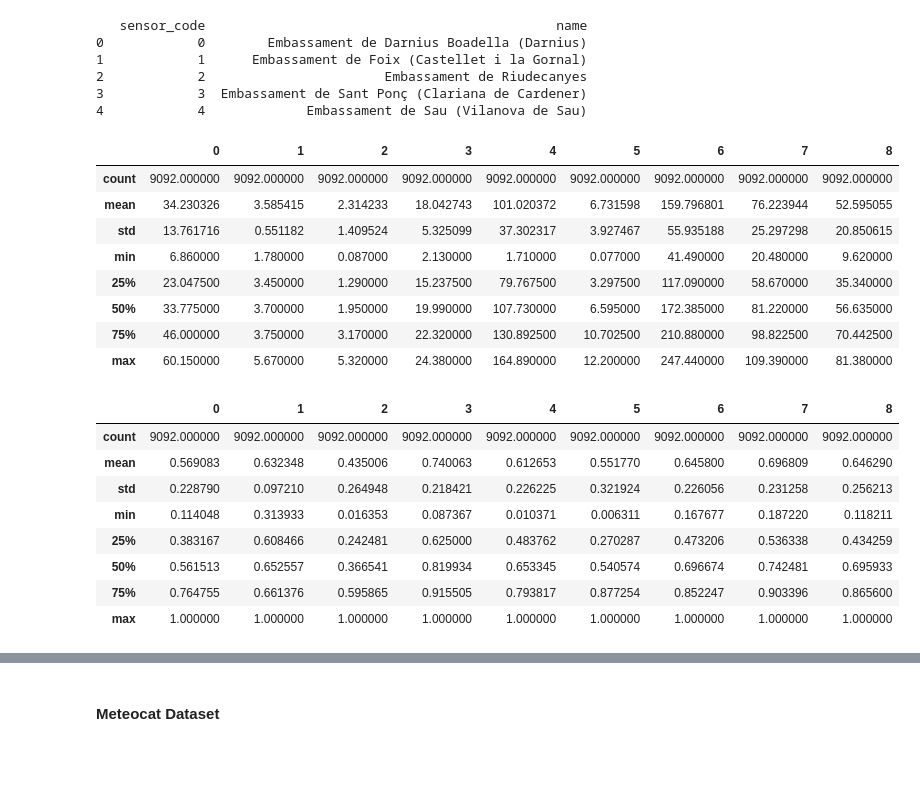
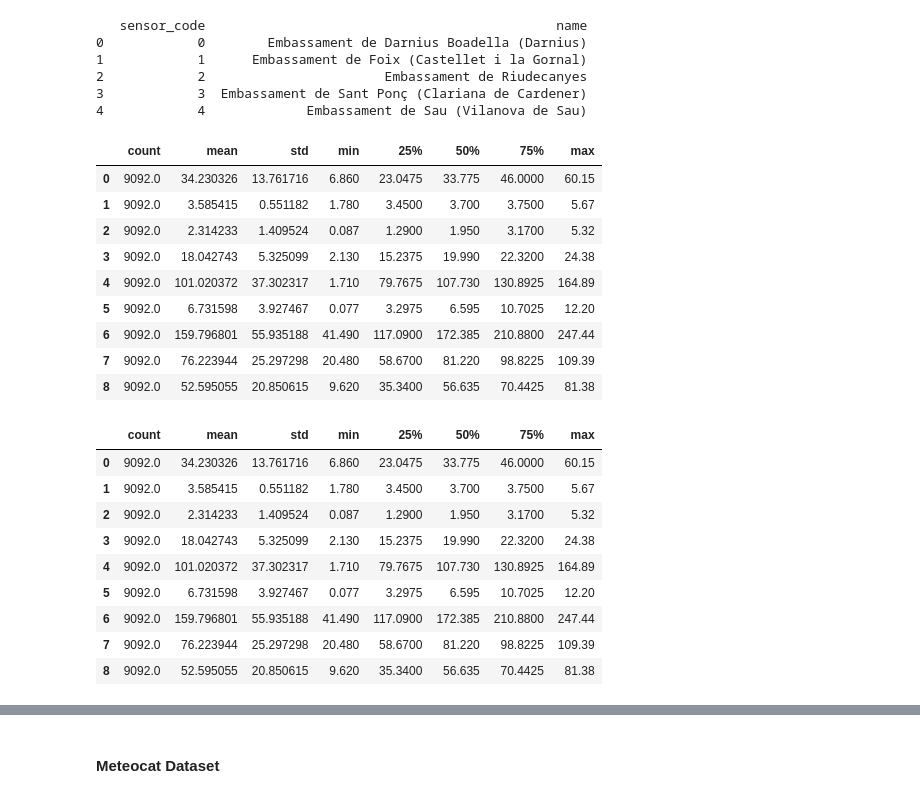
Before and after one commit to arnausanz/arnausanz.github.io, a Jupyter notebook: EDA.ipynb, the cells around one changed output, grey strips where cells are left out. Drawn from its saved outputs; the diff is of its cells as text; code cells hidden in the pictures; blank space fills up the shorter version.

```diff
--- a/EDA.ipynb
+++ b/EDA.ipynb
@@ -34,29 +38,32 @@ print(df_sensors.head())
 3            3  Embassament de Sant Ponç (Clariana de Cardener)
 4            4             Embassament de Sau (Vilanova de Sau)
 # %%
-df_aca.describe()
+df_aca.describe().T
 # %% [output]
-|  | 0 | 1 | 2 | 3 | 4 | 5 | 6 | 7 | 8 |
-| count | 9092.000000 | 9092.000000 | 9092.000000 | 9092.000000 | 9092.000000 | 9092.000000 | 9092.000000 | 9092.000000 | 9092.000000 |
-| mean | 34.230326 | 3.585415 | 2.314233 | 18.042743 | 101.020372 | 6.731598 | 159.796801 | 76.223944 | 52.595055 |
-| std | 13.761716 | 0.551182 | 1.409524 | 5.325099 | 37.302317 | 3.927467 | 55.935188 | 25.297298 | 20.850615 |
-| min | 6.860000 | 1.780000 | 0.087000 | 2.130000 | 1.710000 | 0.077000 | 41.490000 | 20.480000 | 9.620000 |
-| 25% | 23.047500 | 3.450000 | 1.290000 | 15.237500 | 79.767500 | 3.297500 | 117.090000 | 58.670000 | 35.340000 |
-| 50% | 33.775000 | 3.700000 | 1.950000 | 19.990000 | 107.730000 | 6.595000 | 172.385000 | 81.220000 | 56.635000 |
-| 75% | 46.000000 | 3.750000 | 3.170000 | 22.320000 | 130.892500 | 10.702500 | 210.880000 | 98.822500 | 70.442500 |
-| max | 60.150000 | 5.670000 | 5.320000 | 24.380000 | 164.890000 | 12.200000 | 247.440000 | 109.390000 | 81.380000 |
+|  | count | mean | std | min | 25% | 50% | 75% | max |
+| 0 | 9092.0 | 34.230326 | 13.761716 | 6.860 | 23.0475 | 33.775 | 46.0000 | 60.15 |
+| 1 | 9092.0 | 3.585415 | 0.551182 | 1.780 | 3.4500 | 3.700 | 3.7500 | 5.67 |
+| 2 | 9092.0 | 2.314233 | 1.409524 | 0.087 | 1.2900 | 1.950 | 3.1700 | 5.32 |
+| 3 | 9092.0 | 18.042743 | 5.325099 | 2.130 | 15.2375 | 19.990 | 22.3200 | 24.38 |
+| 4 | 9092.0 | 101.020372 | 37.302317 | 1.710 | 79.7675 | 107.730 | 130.8925 | 164.89 |
+| 5 | 9092.0 | 6.731598 | 3.927467 | 0.077 | 3.2975 | 6.595 | 10.7025 | 12.20 |
+| 6 | 9092.0 | 159.796801 | 55.935188 | 41.490 | 117.0900 | 172.385 | 210.8800 | 247.44 |
+| 7 | 9092.0 | 76.223944 | 25.297298 | 20.480 | 58.6700 | 81.220 | 98.8225 | 109.39 |
+| 8 | 9092.0 | 52.595055 | 20.850615 | 9.620 | 35.3400 | 56.635 | 70.4425 | 81.38 |
 # %%
 # Scale all the sensor values to be between 0 (value 0) and 1 (max value) (scale them individually)
+df_aca_scaled = df_aca.copy()
 for column in df_aca.columns[1:]:
-    df_aca[column] = (df_aca[column]) / (df_aca[column].max())
-df_aca.describe()
+    df_aca_scaled[column] = (df_aca[column]) / (df_aca[column].max())
+df_aca.describe().T
 # %% [output]
-|  | 0 | 1 | 2 | 3 | 4 | 5 | 6 | 7 | 8 |
-| count | 9092.000000 | 9092.000000 | 9092.000000 | 9092.000000 | 9092.000000 | 9092.000000 | 9092.000000 | 9092.000000 | 9092.000000 |
-| mean | 0.569083 | 0.632348 | 0.435006 | 0.740063 | 0.612653 | 0.551770 | 0.645800 | 0.696809 | 0.646290 |
-| std | 0.228790 | 0.097210 | 0.264948 | 0.218421 | 0.226225 | 0.321924 | 0.226056 | 0.231258 | 0.256213 |
-| min | 0.114048 | 0.313933 | 0.016353 | 0.087367 | 0.010371 | 0.006311 | 0.167677 | 0.187220 | 0.118211 |
-| 25% | 0.383167 | 0.608466 | 0.242481 | 0.625000 | 0.483762 | 0.270287 | 0.473206 | 0.536338 | 0.434259 |
-| 50% | 0.561513 | 0.652557 | 0.366541 | 0.819934 | 0.653345 | 0.540574 | 0.696674 | 0.742481 | 0.695933 |
-| 75% | 0.764755 | 0.661376 | 0.595865 | 0.915505 | 0.793817 | 0.877254 | 0.852247 | 0.903396 | 0.865600 |
-| max | 1.000000 | 1.000000 | 1.000000 | 1.000000 | 1.000000 | 1.000000 | 1.000000 | 1.000000 | 1.000000 |
+|  | count | mean | std | min | 25% | 50% | 75% | max |
+| 0 | 9092.0 | 34.230326 | 13.761716 | 6.860 | 23.0475 | 33.775 | 46.0000 | 60.15 |
+| 1 | 9092.0 | 3.585415 | 0.551182 | 1.780 | 3.4500 | 3.700 | 3.7500 | 5.67 |
+| 2 | 9092.0 | 2.314233 | 1.409524 | 0.087 | 1.2900 | 1.950 | 3.1700 | 5.32 |
+| 3 | 9092.0 | 18.042743 | 5.325099 | 2.130 | 15.2375 | 19.990 | 22.3200 | 24.38 |
+| 4 | 9092.0 | 101.020372 | 37.302317 | 1.710 | 79.7675 | 107.730 | 130.8925 | 164.89 |
+| 5 | 9092.0 | 6.731598 | 3.927467 | 0.077 | 3.2975 | 6.595 | 10.7025 | 12.20 |
+| 6 | 9092.0 | 159.796801 | 55.935188 | 41.490 | 117.0900 | 172.385 | 210.8800 | 247.44 |
+| 7 | 9092.0 | 76.223944 | 25.297298 | 20.480 | 58.6700 | 81.220 | 98.8225 | 109.39 |
+| 8 | 9092.0 | 52.595055 | 20.850615 | 9.620 | 35.3400 | 56.635 | 70.4425 | 81.38 |
```
Also changed, not shown: parts of 20 cells of this notebook, 4 other files.
